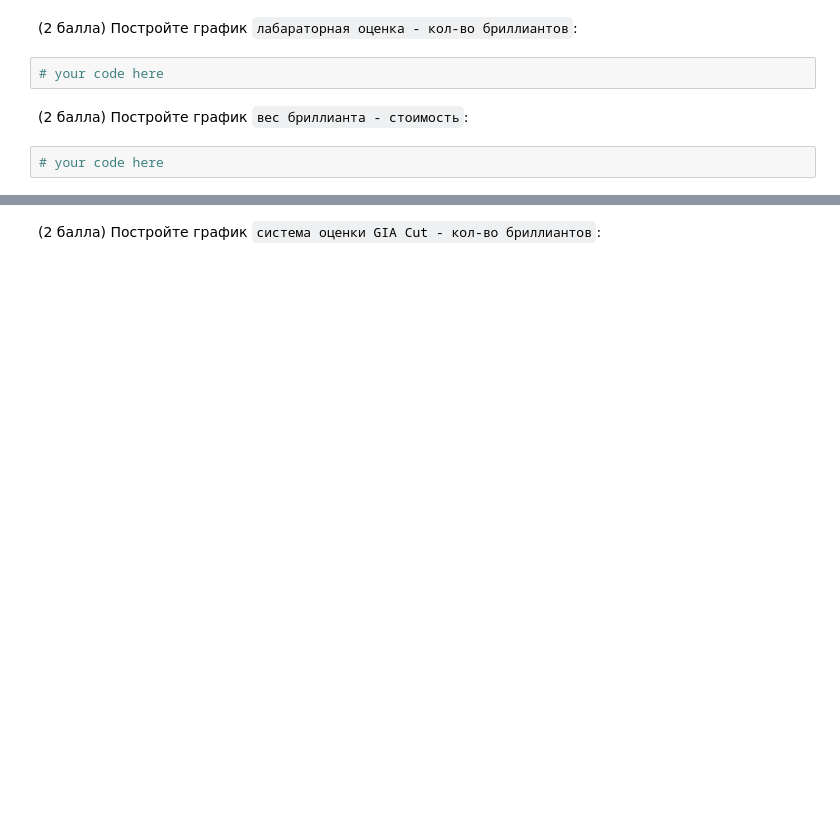
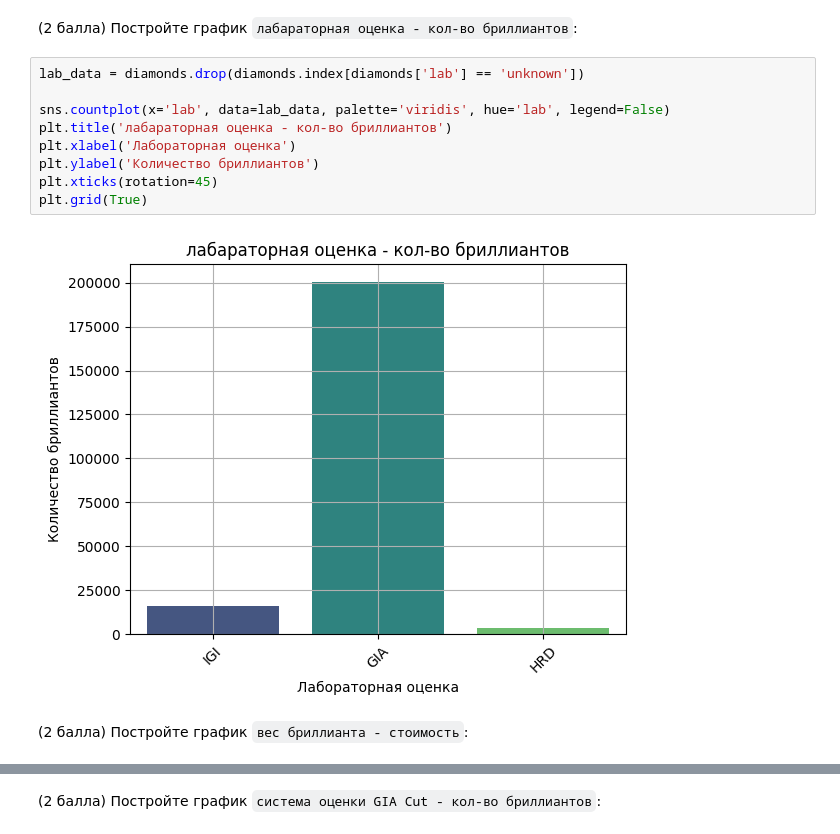
Before and after one commit to MMM-KiLLeR5/mipt_python_lab, a Jupyter notebook: lab_work.ipynb, the cells around one changed output, grey strips where cells are left out. Drawn from its saved outputs; the diff is of its cells as text; blank space fills up the shorter version.

```diff
--- a/lab_work.ipynb
+++ b/lab_work.ipynb
@@ -396,8 +490,15 @@ array(['color', 'cut_quality', 'eye_clean', 'culet_size',
 # %% [markdown]
 (2 балла) Постройте график `лабараторная оценка - кол-во бриллиантов`:
-# %%
-# your code here
+# %%
+lab_data = diamonds.drop(diamonds.index[diamonds['lab'] == 'unknown'])
+
+sns.countplot(x='lab', data=lab_data, palette='viridis', hue='lab', legend=False)
+plt.title('лабараторная оценка - кол-во бриллиантов')
+plt.xlabel('Лабораторная оценка')
+plt.ylabel('Количество бриллиантов')
+plt.xticks(rotation=45)
+plt.grid(True)
+# %% [output]
+[figure, added]
 # %% [markdown]
 (2 балла) Постройте график `вес бриллианта - стоимость`:
-# %%
-# your code here
```
Also changed, not shown: parts of 44 cells of this notebook.
